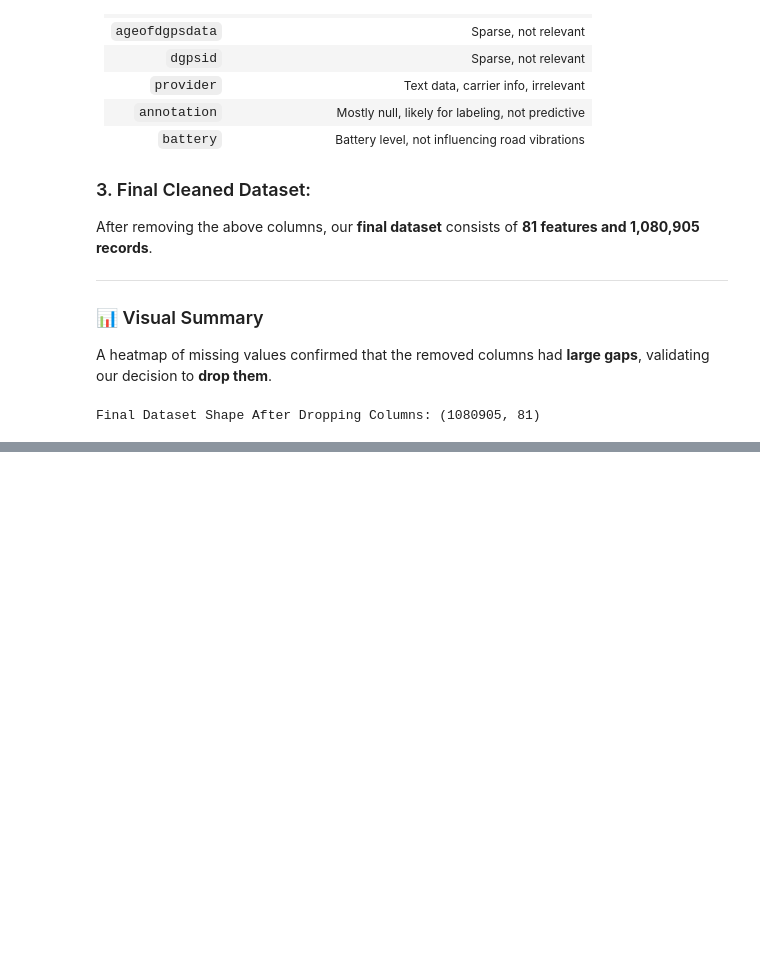
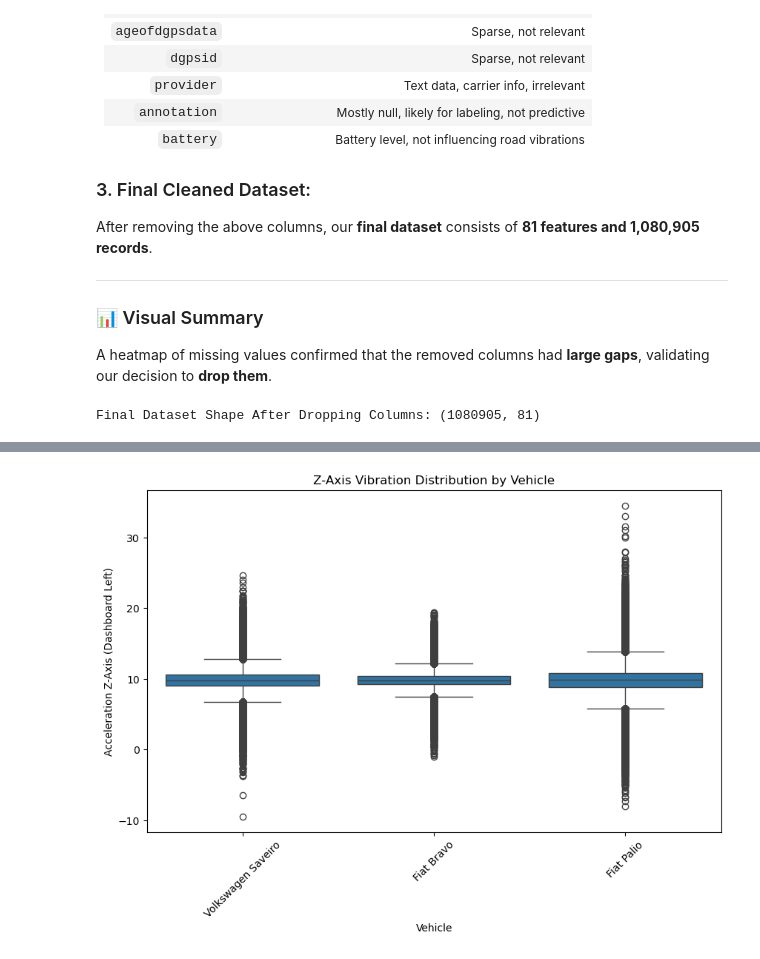
Before and after one commit to issa-ennab/Final-Team-Project-ML-IoT-Application, a Jupyter notebook: notebooks/01_data_cleaning.ipynb, the cells around one changed output, grey strips where cells are left out. Cells and saved outputs as stored; diff of their text form; code cells hidden in the pictures; blank space fills up the shorter version.

```diff
--- a/notebooks/01_data_cleaning.ipynb
+++ b/notebooks/01_data_cleaning.ipynb
@@ -226,0 +374,12 @@ Final Dataset Shape After Dropping Columns: (1080905, 81)
+# %%
+# 5. Visualization Example (Acceleration Z-Axis Distribution by Vehicle)
+
+plt.figure(figsize=(10, 6))
+sns.boxplot(x='vehicle', y='acc_z_dashboard_left', data=master_df)
+plt.title('Z-Axis Vibration Distribution by Vehicle')
+plt.xlabel('Vehicle')
+plt.ylabel('Acceleration Z-Axis (Dashboard Left)')
+plt.xticks(rotation=45)
+plt.show()
+# %% [output]
+[figure, added]
```
Also changed, not shown: parts of 15 cells of this notebook, 9 other files.
